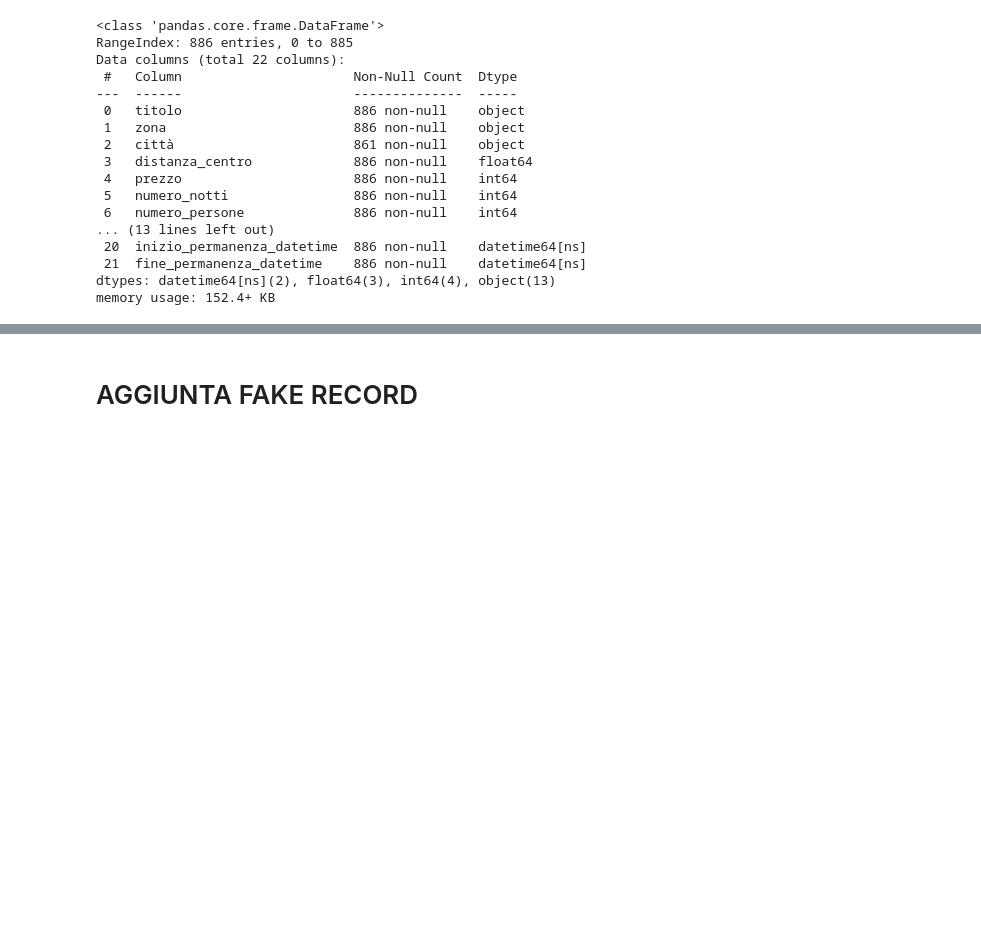
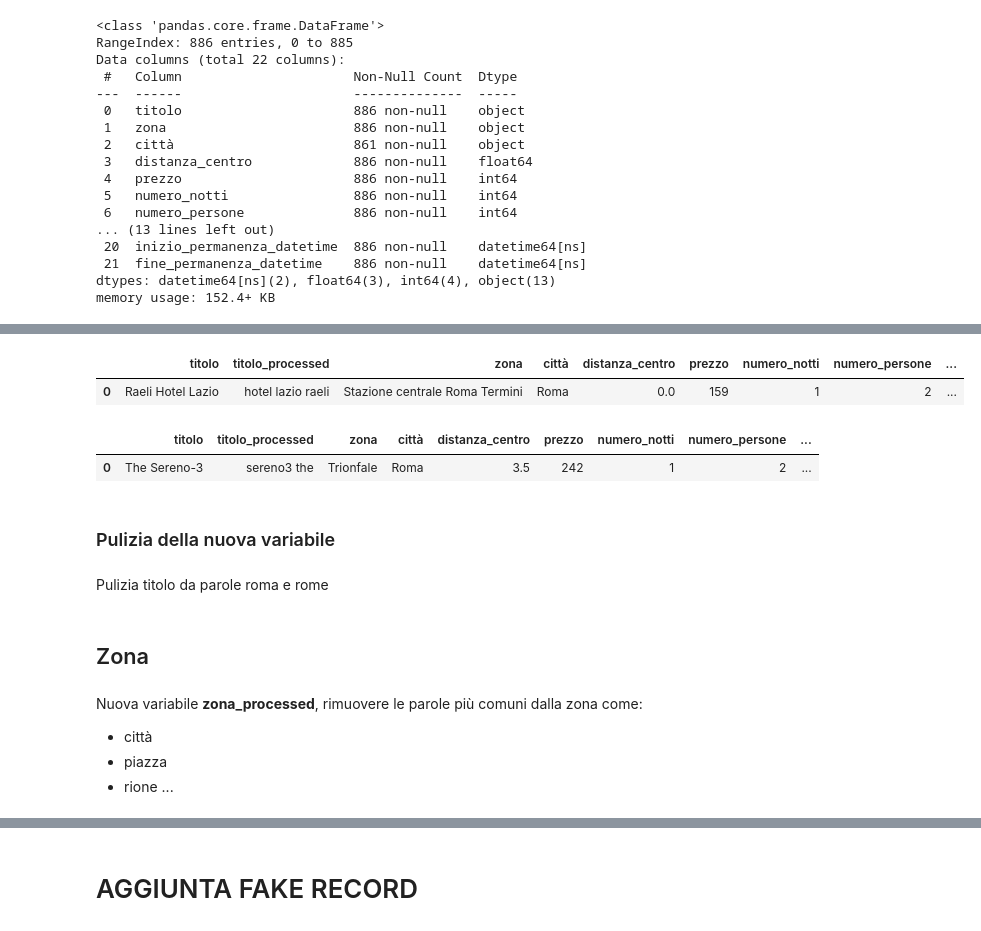
Before and after one commit to mattiamanna2203/RecordLinkage, a Jupyter notebook: Data Product/Cleaning_pipeline.ipynb, the cells around one changed output, grey strips where cells are left out. Drawn from its saved outputs; the diff is of its cells as text; code cells hidden in the pictures; blank space fills up the shorter version.

Commit message:
Conclusa fase di pulizia dati e feature engineering

```diff
--- a/Data Product/Cleaning_pipeline.ipynb
+++ b/Data Product/Cleaning_pipeline.ipynb
@@ -510,22 +501,0 @@ agoda_roma
-# %%
-# Aggiungere variabili e modificarle (feature engeneering)
-## Estrarre solo il primo nome, assegnarlo a variabile 'città'
-agoda_terni['città'] = agoda_terni['indirizzo'].str.split(',').str[0].str.strip()
-agoda_terni['comune'] = agoda_terni['indirizzo'].str.split(',').str[0].str.strip()
-
-## Creare nuova variabile città, utile in seguito
-booking_terni['città'] = booking_terni['indirizzo']
-
-## Rinominare città Papigno come Terni
-agoda_terni.loc[agoda_terni['città'] == 'Papigno', 'città'] = 'Terni'
-
-## Creare variabile città
-booking_roma['città']='Roma'
-agoda_roma['città']='Roma'
-
-# Facciamo merge dei due dataset separatamente per agoda e booking
-## Unione dei dataset Agoda
-agoda = pd.concat([agoda_terni, agoda_roma], ignore_index=True)
-
-## Unione dei dataset Booking
-booking = pd.concat([booking_terni, booking_roma], ignore_index=True)
@@ -535,4 +501,0 @@ For the purposes of our analysis, we only want to know a title. Let's toss the o
-# %%
-agoda["titolo"]=agoda.titolo.apply(lambda x: alfabeto(x))
-
-booking["titolo"]=booking.titolo.apply(lambda x: alfabeto(x))
@@ -762,0 +522,22 @@ booking_reduced.shape
+# %%
+# Creazione nuova variabile partendo dal titolo, il titolo viene mezzo in minuscolo, rimossi caratteri speciali ed ordinato.
+agoda.insert(loc = 1,
+             column = 'titolo_processed',
+             value = agoda.titolo.apply(lambda x: alfabeto(x)))
+
+# Creazione nuova variabile partendo dal titolo, il titolo viene mezzo in minuscolo, rimossi caratteri speciali ed ordinato.
+booking.insert(loc = 1,
+               column = 'titolo_processed',
+               value = booking.titolo.apply(lambda x: alfabeto(x)))
+# %%
+display(agoda.head(1))
+display(booking.head(1))
+# %% [output]
+|  | titolo | titolo_processed | zona | città | distanza_centro | prezzo | numero_notti | numero_persone | ... |
+| 0 | Raeli Hotel Lazio | hotel lazio raeli | Stazione centrale Roma Termini | Roma | 0.0 | 159 | 1 | 2 | ... |
+|  | titolo | titolo_processed | zona | città | distanza_centro | prezzo | numero_notti | numero_persone | ... |
+| 0 | The Sereno-3 | sereno3 the | Trionfale | Roma | 3.5 | 242 | 1 | 2 | ... |
+# %% [markdown]
+### Pulizia della nuova variabile
+# %% [markdown]
+Pulizia titolo da parole roma e rome
@@ -762,0 +564,8 @@ booking_reduced.shape
+# %% [markdown]
+## Zona
+# %% [markdown]
+Nuova variabile **zona_processed**, rimuovere le parole più comuni dalla zona come:
+   - città
+   - piazza
+   - rione
+...
```
Also changed, not shown: parts of 52 cells of this notebook, 2 other files.
